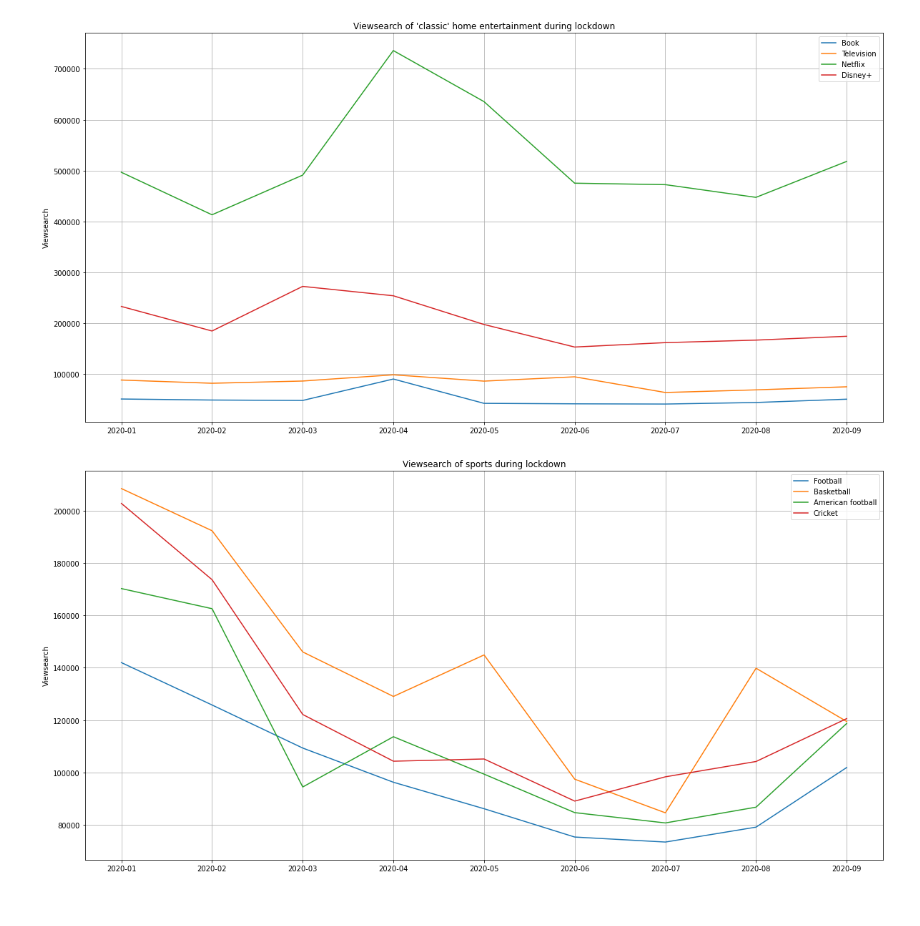
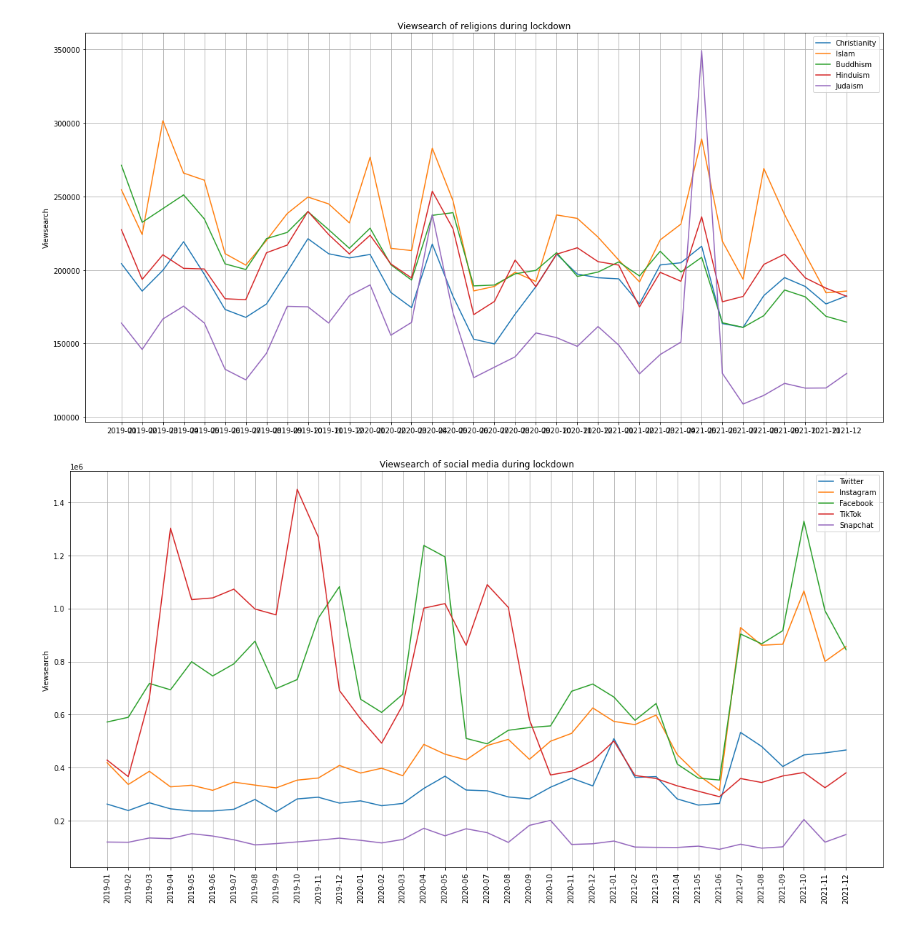
Before and after one commit to epfl-ada/ada-2022-project-teamjose, a Jupyter notebook: analyses/PageRank.ipynb, the cells around one changed output. Saved outputs shown, nothing was run; the diff lists cells and outputs as text; code cells hidden in the pictures.

```diff
--- a/analyses/PageRank.ipynb
+++ b/analyses/PageRank.ipynb
@@ -13,27 +12,31 @@ video_games = pd.read_csv("video_games.csv")
 dates = video_games["Date"]
 # %%
 plt.figure(figsize=(20,10))
-plt.plot(dates, tv["Book"], label="Book")
-plt.plot(dates, tv["Television"], label="Television")
-plt.plot(dates, tv["Netflix"], label="Netflix")
-plt.plot(dates, tv["Disney+"], label="Disney+")
+plt.plot(dates, religion["Christianity"], label="Christianity")
+plt.plot(dates, religion["Islam"], label="Islam")
+plt.plot(dates, religion["Buddhism"], label="Buddhism")
+plt.plot(dates, religion["Hinduism"], label="Hinduism")
+plt.plot(dates, religion["Judaism"], label="Judaism")
+plt.tick_params(axis='x', labelrotation=90)
 plt.legend()
 plt.grid()
-plt.title("Viewsearch of 'classic' home entertainment during lockdown")
+plt.title("Viewsearch of religions during lockdown")
 plt.ylabel("Viewsearch")
 plt.show()
 # %% [output]
-[figure, old version]
+[figure, new version]
 # %%
 plt.figure(figsize=(20,10))
-plt.plot(dates, sports["Football"], label="Football")
-plt.plot(dates, sports["Basketball"], label="Basketball")
-plt.plot(dates, sports["American football"], label="American football")
-plt.plot(dates, sports["Cricket"], label="Cricket")
+plt.plot(dates, social_media["Twitter"], label="Twitter")
+plt.plot(dates, social_media["Instagram"], label="Instagram")
+plt.plot(dates, social_media["Facebook"], label="Facebook")
+plt.plot(dates, social_media["TikTok"], label="TikTok")
+plt.plot(dates, social_media["Snapchat"], label="Snapchat")
+plt.tick_params(axis='x', labelrotation=90)
 plt.legend()
 plt.grid()
-plt.title("Viewsearch of sports during lockdown")
+plt.title("Viewsearch of social media during lockdown")
 plt.ylabel("Viewsearch")
 plt.show()
 # %% [output]
-[figure, old version]
+[figure, new version]
```
Also changed, not shown: parts of 9 cells of this notebook.
